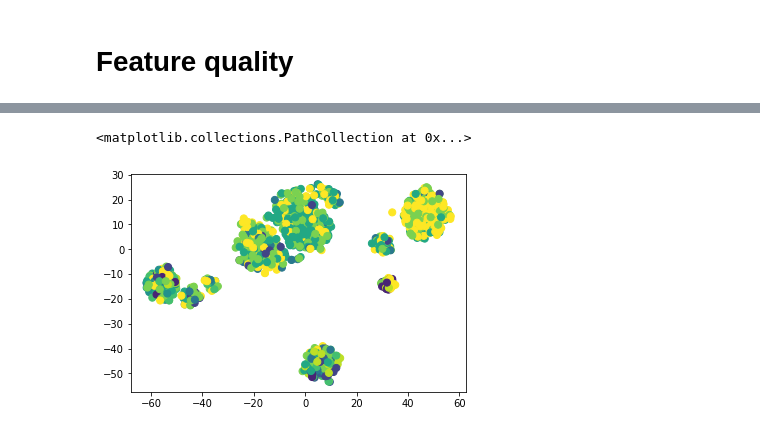
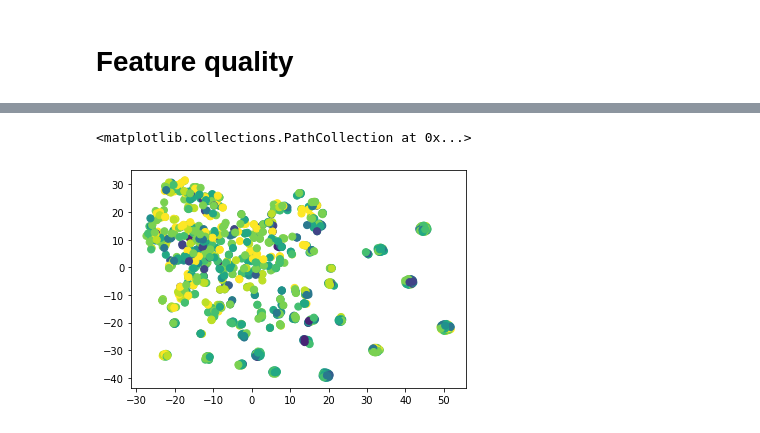
Before and after one commit to DaviesX/movie-lens, a Jupyter notebook: src/a_latent_nn.ipynb, the cells around one changed output, grey strips where cells are left out. Cells and saved outputs as stored; diff of their text form; code cells hidden in the pictures.

```diff
--- a/src/a_latent_nn.ipynb
+++ b/src/a_latent_nn.ipynb
@@ -4,10 +4,12 @@
 import numpy as np
 import matplotlib.pyplot as plt
 
-movie_embeddings = np.load(file="../../data/embeddings_movie_train.npy")
+from data import dataset
 
-print("shape", movie_embeddings.shape)
-lens = np.sqrt(np.sum(a=movie_embeddings*movie_embeddings, axis=1))
+movie_embed_table = dataset.load_dense_array(file="../data/latent_dnn_movie.npz")
+
+print("shape", movie_embed_table.shape)
+lens = np.sqrt(np.sum(a=movie_embed_table*movie_embed_table, axis=1))
 print("max=", np.max(lens))
 print("average=", np.mean(lens))
 print("min=", np.min(lens))
@@ -65,10 +67,10 @@ plt.scatter(x=tsne_embeddings[:,0], y=tsne_embeddings[:,1], c=membership[:1000],
 # %% [markdown]
 # User Embeddings
 # %%
-user_embeddings = np.load(file="../../data/embeddings_user_train.npy")
+user_embed_table = dataset.load_dense_array(file="../data/latent_dnn_user.npz")
 
-print("shape", user_embeddings.shape)
-lens = np.sqrt(np.sum(a=user_embeddings*user_embeddings, axis=1))
+print("shape", user_embed_table.shape)
+lens = np.sqrt(np.sum(a=user_embed_table*user_embed_table, axis=1))
 print("max=", np.max(lens))
 print("average=", np.mean(lens))
 print("min=", np.min(lens))
@@ -118,2 +120,18 @@ plt.scatter(x=tsne_embeddings[:,0], y=tsne_embeddings[:,1], c=membership, s=50)
 # %% [markdown]
 # Feature quality
+# %%
+um_train = dataset.load_sparse_matrix(file="../data/raw_ratings_train.npz")
+um_valid = dataset.load_sparse_matrix(file="../data/raw_ratings_valid.npz")
+
+rating_true_train = um_train.data
+rating_true_valid = um_valid.data
+
+pairwise_input_train = np.concatenate((user_embed_table[um_train.row], movie_embed_table[um_train.col]), axis=1)
+pairwise_input_valid = np.concatenate((user_embed_table[um_valid.row], movie_embed_table[um_valid.col]), axis=1)
+
+print("num_features=", pairwise_input_train.shape[1])
+
+tsne = TSNE(n_components=2)
+tsne_train_x = tsne.fit_transform(pairwise_input_train[:1000, :])
+
+plt.scatter(x=tsne_train_x[:,0], y=tsne_train_x[:,1], c=rating_true_train[:1000], vmin=0, vmax=5, s=50)
@@ -120,12 +142,8 @@ plt.scatter(x=tsne_embeddings[:,0], y=tsne_embeddings[:,1], c=membership, s=50)
 # %%
-ground_truth_train = np.load(file="./data/rated_embeddings_train.npy")
-train_x = ground_truth_train[:, 2:-1]
-train_true_ratings = ground_truth_train[:,-1]
+tsne = TSNE(n_components=2)
+tsne_valid_x = tsne.fit_transform(pairwise_input_valid[:1000, :])
 
-tsne = TSNE(n_components=2)
-tsne_train_x = tsne.fit_transform(train_x[:1000, :])
-
-plt.scatter(x=tsne_train_x[:,0], y=tsne_train_x[:,1], c=train_true_ratings[:1000], vmin=0, vmax=5, s=50)
+plt.scatter(x=tsne_valid_x[:,0], y=tsne_valid_x[:,1], c=rating_true_valid[:1000], vmin=0, vmax=5, s=50)
 # %% [output]
 <matplotlib.collections.PathCollection at 0x...>
-[figure, old version]
+[figure, new version]
```
Also changed, not shown: parts of 14 cells of this notebook.
